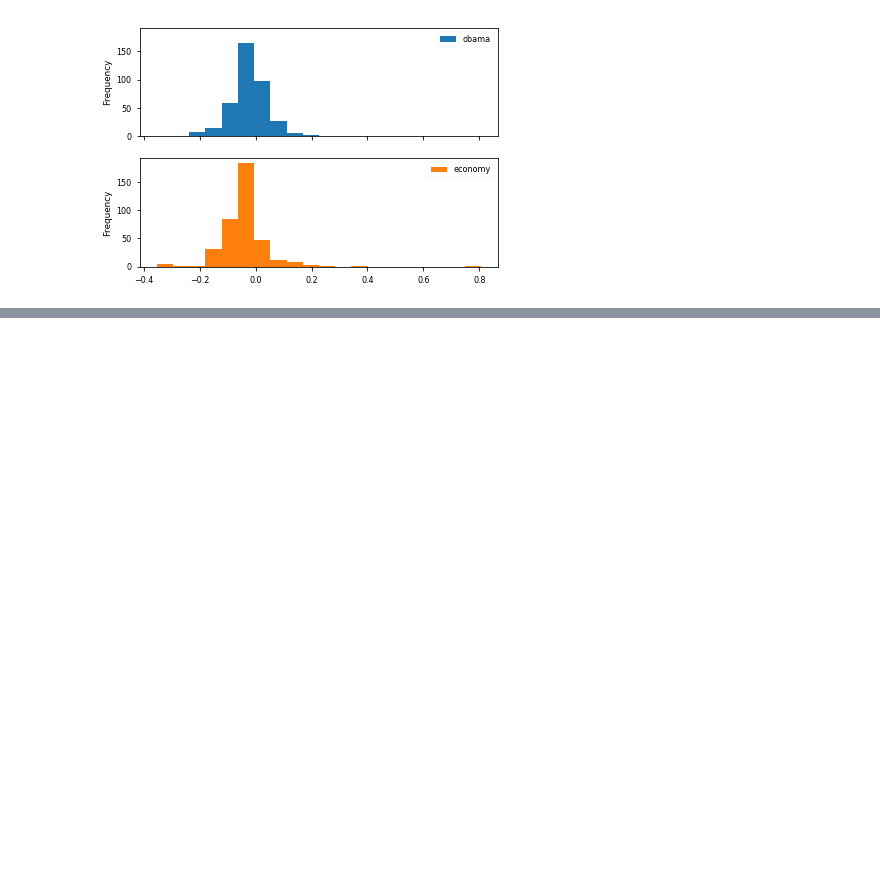
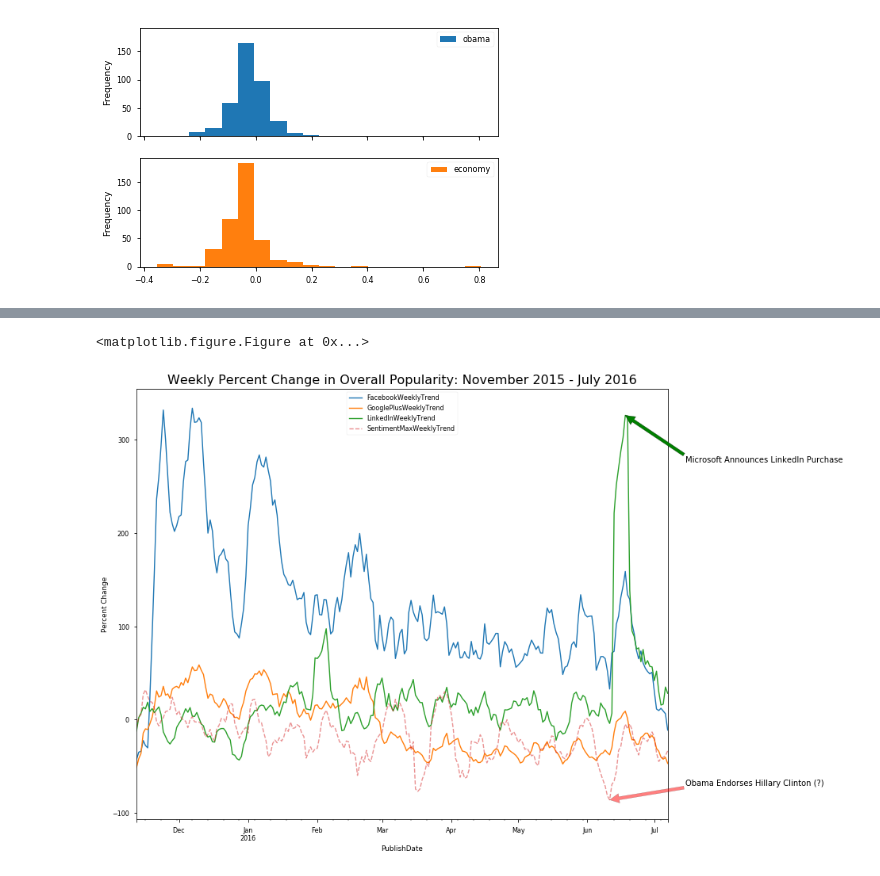
Before and after one commit to MichaelNormandyGavin/Viral_News, a Jupyter notebook: News Popularity Analysis.ipynb, the cells around one changed output, grey strips where cells are left out. Saved outputs shown, nothing was run; the diff lists cells and outputs as text; code cells hidden in the pictures; blank space fills up the shorter version.

Commit message:
Time Series Analysis for News Popularity

```diff
--- a/News Popularity Analysis.ipynb
+++ b/News Popularity Analysis.ipynb
@@ -473,0 +477,13 @@ array([<matplotlib.axes._subplots.AxesSubplot object at 0x...>,
+# %%
+news_timeline = news_timeline.loc['2015':,:]
+# %%
+news_timeline = news_timeline.resample('D').mean()
+# %%
+all_trends = []
+
+for c in ['Facebook','GooglePlus','LinkedIn','SentimentMax']:
+    news_timeline['{}Normalized'.format(c)] = news_timeline[c].div(news_timeline.loc['2015-11-12',c]).sub(1).mul(100)
+    news_timeline['{}WeeklyTrend'.format(c)] = news_timeline['{}Normalized'.format(c)].rolling(7).mean()
+    all_trends.append('{}WeeklyTrend'.format(c))
+
+news_timeline_trimmed = news_timeline.loc['2015-11-12':,all_trends]
@@ -473,0 +505,30 @@ array([<matplotlib.axes._subplots.AxesSubplot object at 0x...>,
+# %%
+news_platforms = ['FacebookWeeklyTrend','GooglePlusWeeklyTrend','LinkedInWeeklyTrend']
+# %%
+fig = plt.figure()
+
+fig.set_figheight(10)
+fig.set_figwidth(12)
+_ = news_timeline_trimmed[news_platforms].plot(figsize=(12,10))
+
+_ = plt.annotate('Microsoft Announces LinkedIn Purchase',
+                xy=('2016-06-18',news_timeline_trimmed['LinkedInWeeklyTrend'].max()),
+             xytext=('2016-07-15',news_timeline_trimmed['LinkedInWeeklyTrend'].max()-50),
+            arrowprops={'facecolor':'green'})
+
+_ = plt.annotate('Obama Endorses Hillary Clinton (?)',
+                 xy=('2016-06-11',news_timeline_trimmed['SentimentMaxWeeklyTrend'].min()),
+                 xytext=('2016-07-15',news_timeline_trimmed['SentimentMaxWeeklyTrend'].min()+15),
+                arrowprops={'facecolor':'red','alpha':.5})
+
+_ = news_timeline_trimmed['SentimentMaxWeeklyTrend'].plot(linestyle='--',alpha=.5,legend=True)
+
+_ = plt.ylabel('Percent Change')
+_ = plt.title('Weekly Percent Change in Overall Popularity: November 2015 - July 2016',fontsize=16)
+_ = plt.legend(loc='upper center')
+
+
+plt.show()
+# %% [output]
+<matplotlib.figure.Figure at 0x...>
+[figure, added]
```
Also changed, not shown: parts of 7 cells of this notebook.
